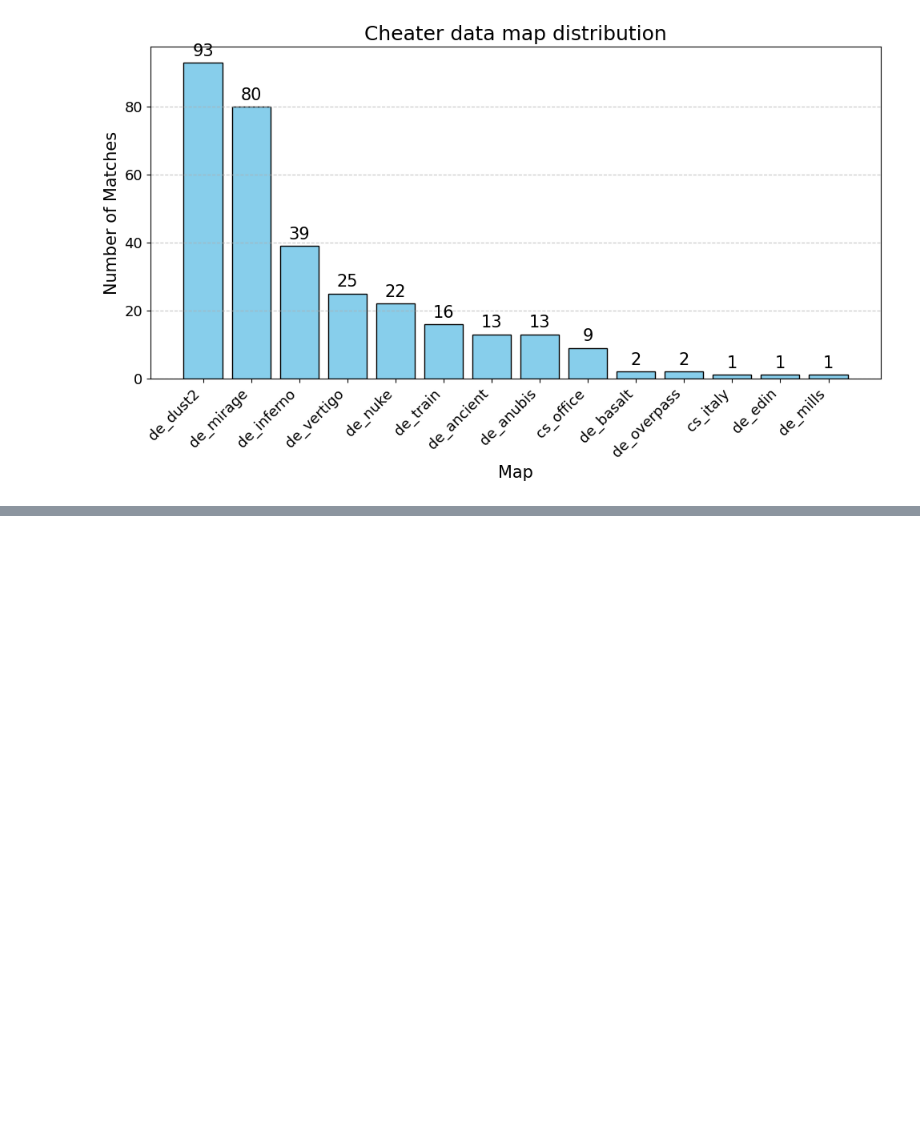
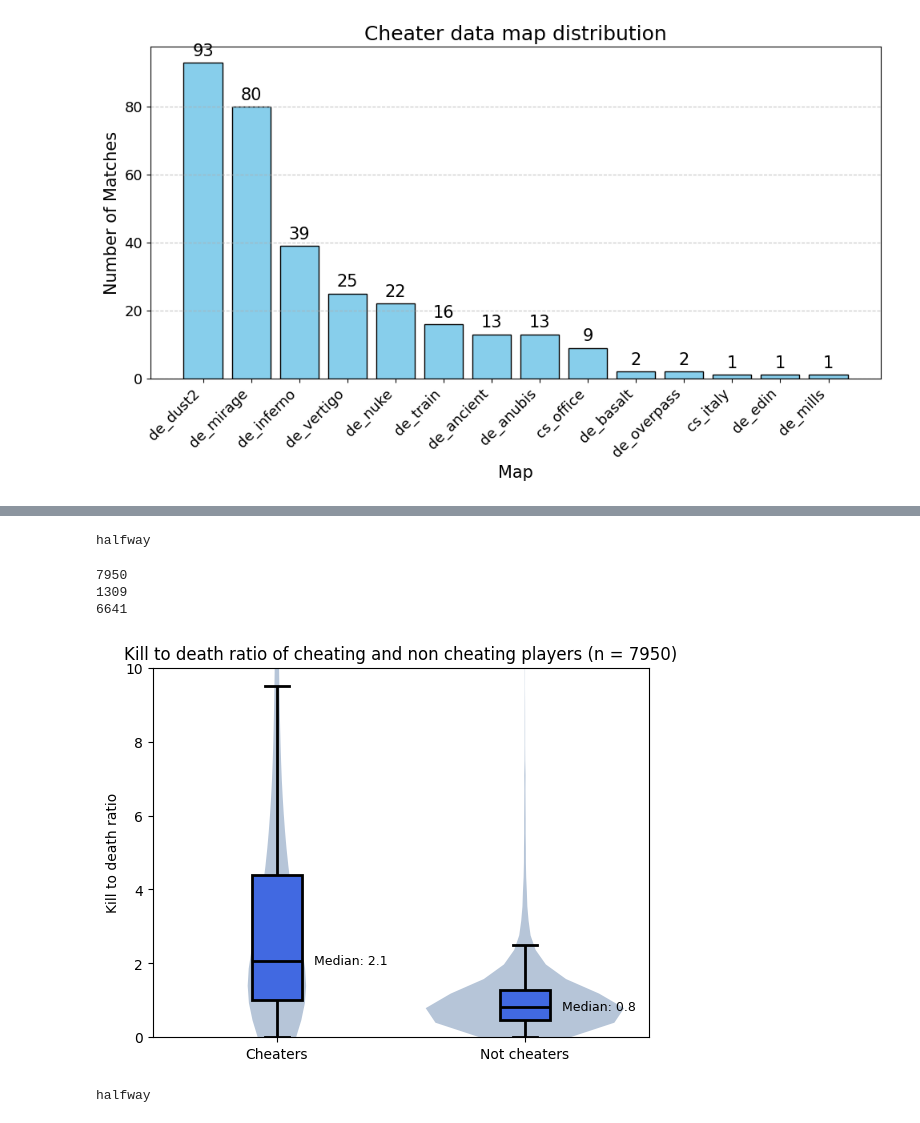
Before and after one commit to Pinkvinus/CS2_cheat_detection, a Jupyter notebook: DataExplorer/general_metrics.ipynb, the cells around one changed output, grey strips where cells are left out. Drawn from its saved outputs; the diff is of its cells as text; code cells hidden in the pictures; blank space fills up the shorter version.

```diff
--- a/DataExplorer/general_metrics.ipynb
+++ b/DataExplorer/general_metrics.ipynb
@@ -195,0 +456,54 @@ plot_map_distribution(all_maps_cheater, title="Cheater data map distribution")
+# %%
+cheaters_kd_global = []
+non_cheaters_kd_global = []
+
+for ev_file in NO_CHEATER_PATH.glob("*" + EVENT_FILE_TYPE):
+    c, n = get_avg_kd(ev_file, False)
+    for i in n:
+        non_cheaters_kd_global.append(i)
+
+print("halfway")
+
+for ev_file in CHEATER_PATH.glob("*" + EVENT_FILE_TYPE):
+    c, n = get_avg_kd(ev_file, True)
+    for i in c:
+        cheaters_kd_global.append(i)
+    for i in n:
+        non_cheaters_kd_global.append(i)
+# %% [output]
+halfway
+# %%
+print(len(cheaters_kd_global) + len(non_cheaters_kd_global))
+print(len(cheaters_kd_global))
+print(len(non_cheaters_kd_global))
+df = pd.DataFrame({
+    'Value': cheaters_kd_global + non_cheaters_kd_global,
+    'Group': ['Cheaters'] * len(cheaters_kd_global) + ['Not cheaters'] * len(non_cheaters_kd_global)
+})
+
+sns.violinplot(x='Group', y='Value', data=df, bw_adjust=1, cut=0, inner=None, color='lightsteelblue', linewidth=0)
+
+groups = df['Group'].unique()
+plt.ylim((0, 10))
+ax = sns.boxplot(x='Group', y='Value', data=df,
+    showcaps=True,
+    boxprops={'facecolor': 'royalblue', 'edgecolor': 'black'},  # lighter blue
+    whiskerprops={'color': 'black'},
+    capprops={'color': 'black'},
+    medianprops={'color': 'black'},
+    showfliers=False,
+    linewidth=2,
+    width=0.2)
+for i, group in enumerate(groups):
+    group_values = df[df['Group'] == group]['Value']
+    median_val = group_values.median()
+    ax.text(i + 0.3, median_val-0.1, f"Median: {median_val:.1f}", color='black', ha='center', fontsize=9)
+plt.title("Kill to death ratio of cheating and non cheating players (n = 7950)")
+plt.xlabel(None)
+plt.ylabel("Kill to death ratio")
+plt.show()
+# %% [output]
+7950
+1309
+6641
+[figure, added]
@@ -195,0 +541,19 @@ plot_map_distribution(all_maps_cheater, title="Cheater data map distribution")
+# %%
+cheaters_hs_global = []
+non_cheaters_hs_global = []
+
+for ev_file in NO_CHEATER_PATH.glob("*" + EVENT_FILE_TYPE):
+    c, n = get_hs_percent(ev_file, False)
+    for i in n:
+        non_cheaters_hs_global.append(i)
+
+print("halfway")
+
+for ev_file in CHEATER_PATH.glob("*" + EVENT_FILE_TYPE):
+    c, n = get_hs_percent(ev_file, True)
+    for i in c:
+        cheaters_hs_global.append(i)
+    for i in n:
+        non_cheaters_hs_global.append(i)
+# %% [output]
+halfway
```
Also changed, not shown: parts of 12 cells of this notebook, 1 other file.
